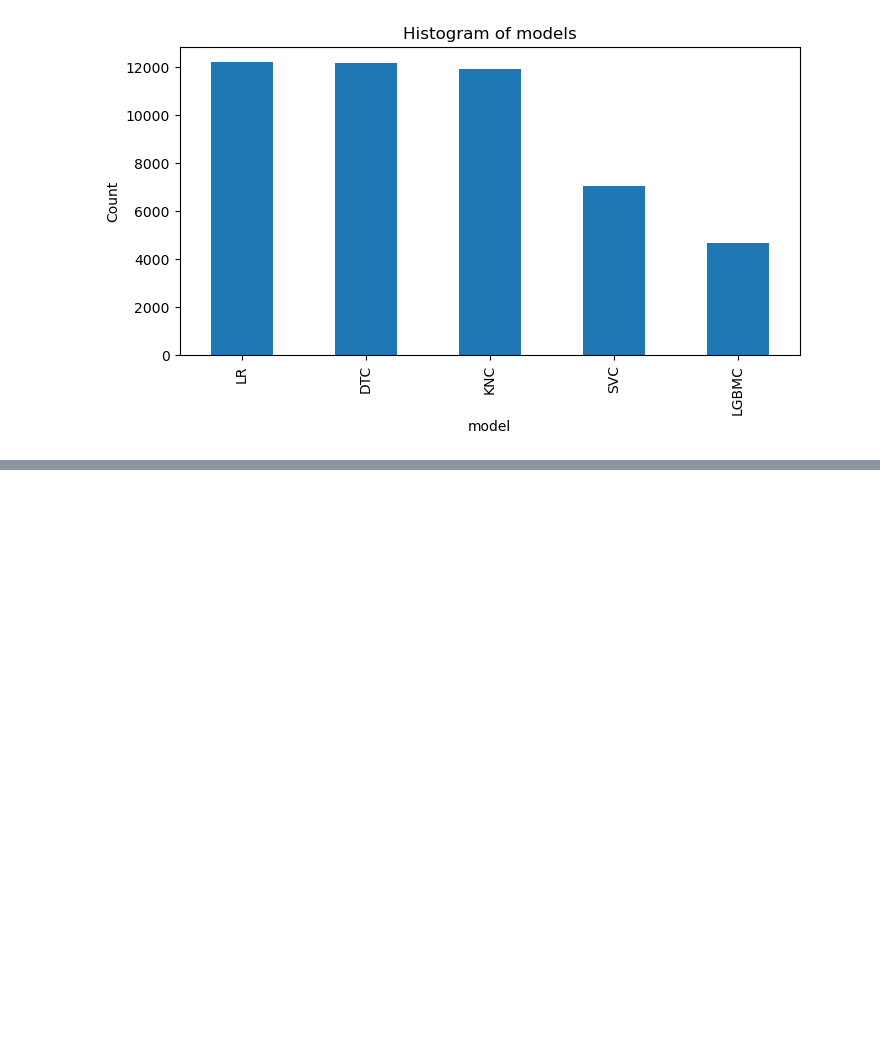
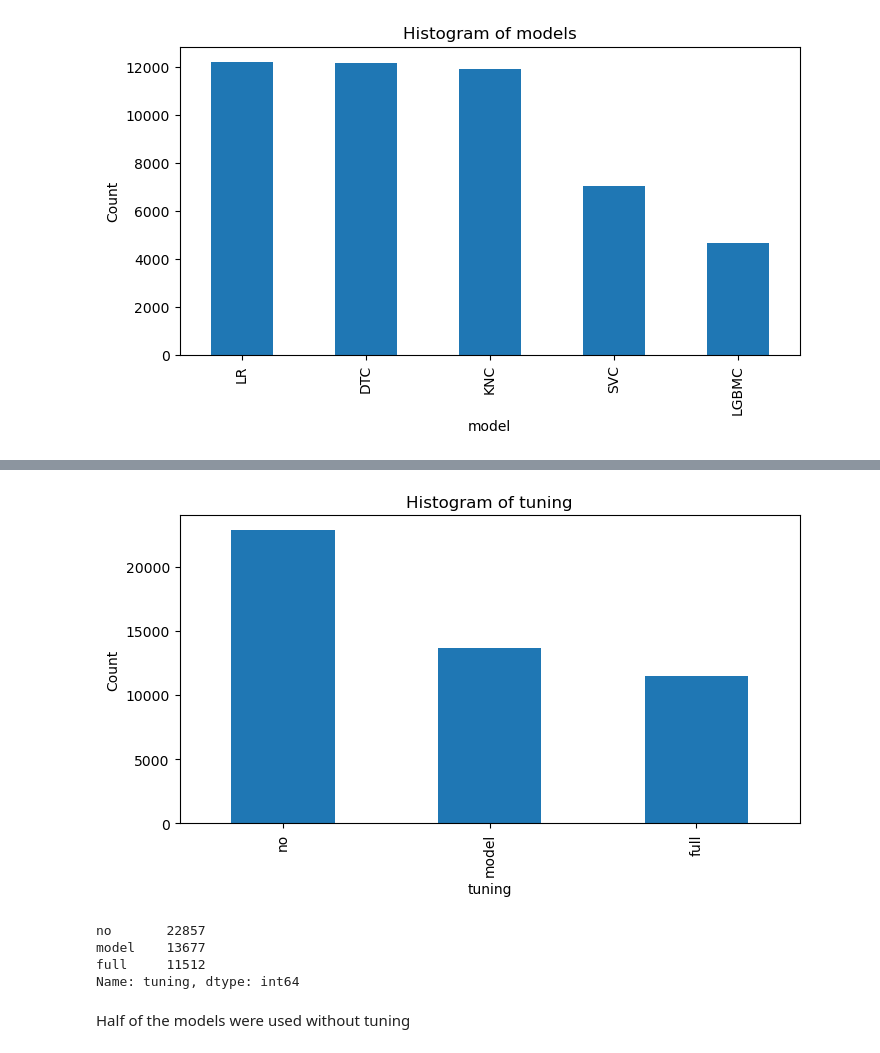
Before and after one commit to Sidies/ranking_encoders, a Jupyter notebook: notebooks/Exploration.ipynb, the cells around one changed output, grey strips where cells are left out. Drawn from its saved outputs; the diff is of its cells as text; code cells hidden in the pictures; blank space fills up the shorter version.

Commit message:
exploration of tuning

```diff
--- a/notebooks/Exploration.ipynb
+++ b/notebooks/Exploration.ipynb
@@ -189,0 +204,17 @@ plt.show()
+# %%
+dataset['tuning'].value_counts().plot(kind='bar', figsize=(8, 4))
+plt.xlabel('tuning')
+plt.ylabel('Count')
+plt.title('Histogram of tuning')
+plt.show()
+# %% [output]
+[figure, added]
+# %%
+dataset['tuning'].value_counts()
+# %% [output]
+no       22857
+model    13677
+full     11512
+Name: tuning, dtype: int64
+# %% [markdown]
+Half of the models were used without tuning
```
Also changed, not shown: parts of 3 cells of this notebook.
